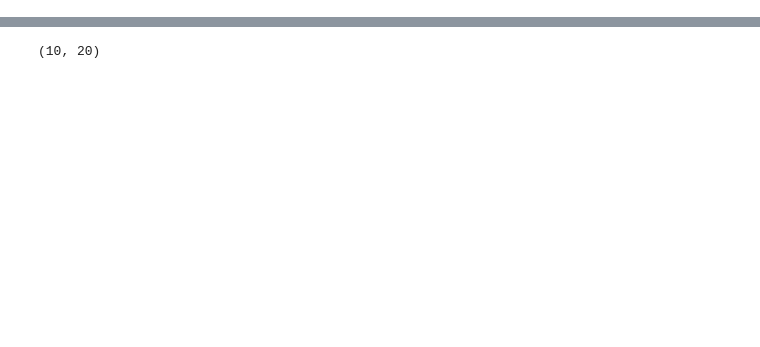
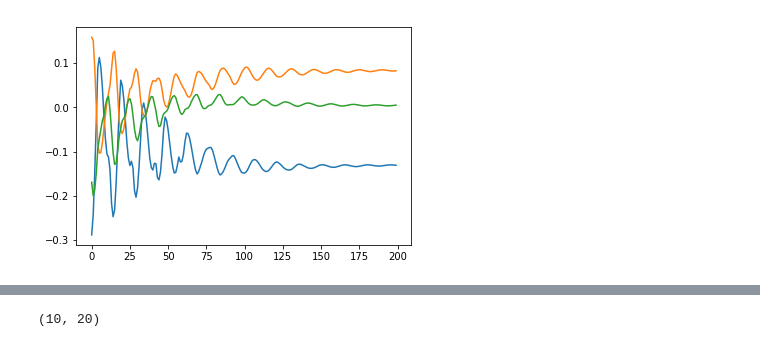
Before and after one commit to rabachi/paml, a Jupyter notebook: Weight_visualizations.ipynb, the cells around one changed output, grey strips where cells are left out. Saved outputs shown, nothing was run; the diff lists cells and outputs as text; code cells hidden in the pictures; blank space fills up the shorter version.

```diff
--- a/Weight_visualizations.ipynb
+++ b/Weight_visualizations.ipynb
@@ -12,0 +75,8 @@ file_location = 'results/'
+# %%
+np_actions = np.stack(actions)
+plt.plot(np_actions[:,0])
+plt.plot(np_actions[:,1])
+plt.plot(np_actions[:,2])
+plt.show()
+# %% [output]
+[figure, added]
```
Also changed, not shown: parts of 37 cells of this notebook, 11 other files.
